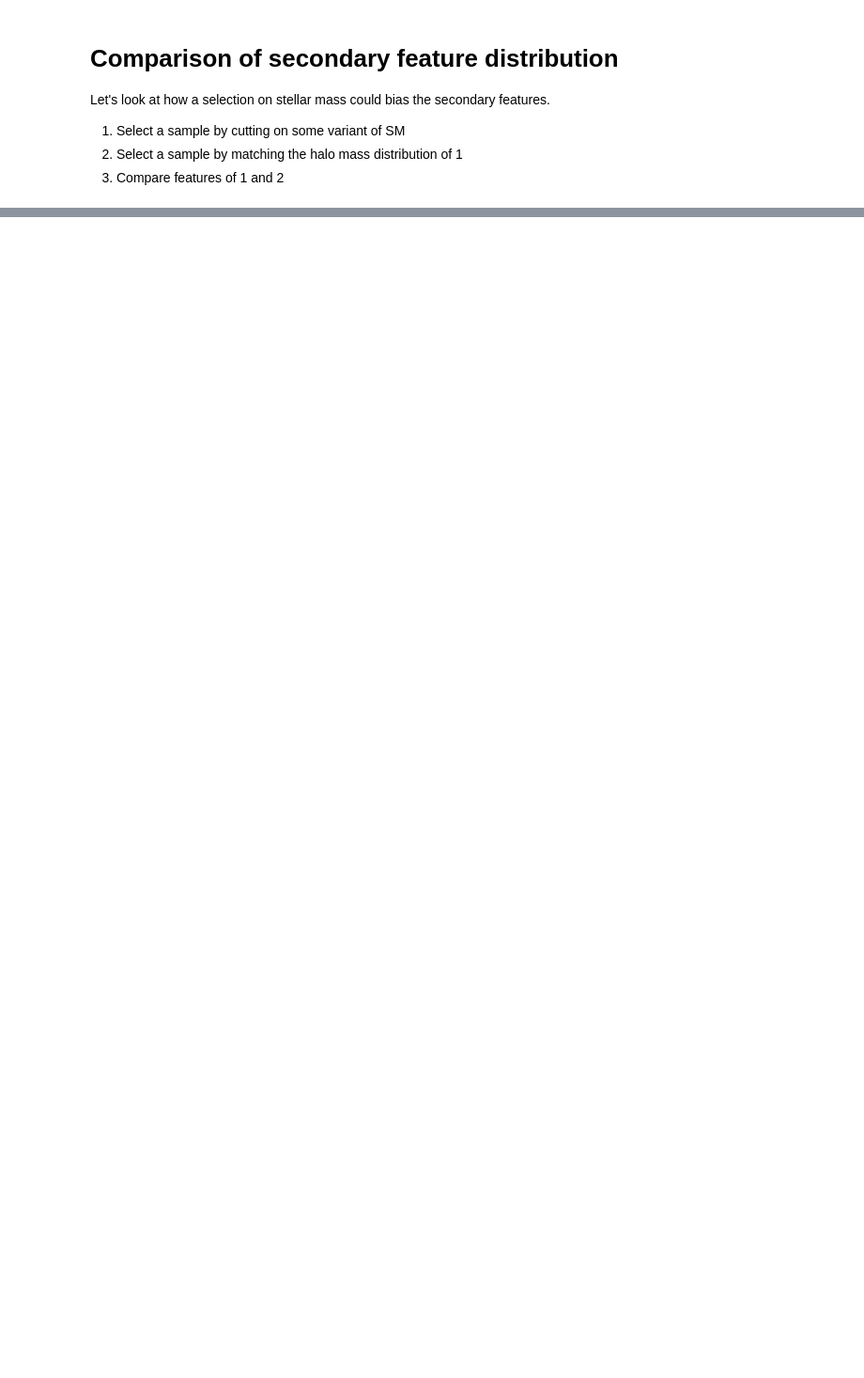
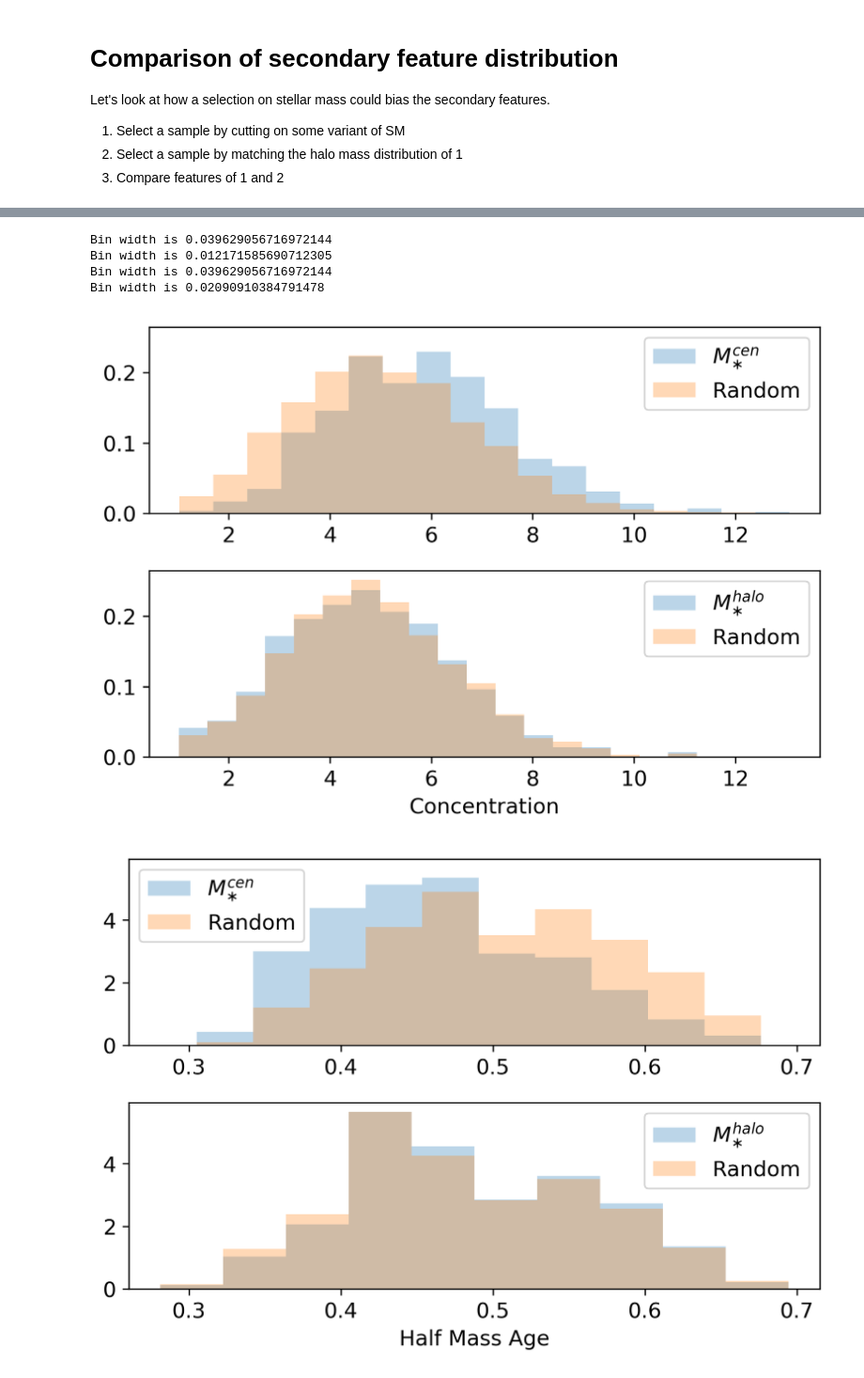
Before and after one commit to dr-guangtou/asap, a Jupyter notebook: cb/main.ipynb, the cells around one changed output, grey strips where cells are left out. Shown at 94% size. Cells and saved outputs as stored; diff of their text form; code cells hidden in the pictures; blank space fills up the shorter version.

```diff
--- a/cb/main.ipynb
+++ b/cb/main.ipynb
@@ -280,18 +288,3 @@ Let's look at how a selection on stellar mass could bias the secondary features.
 1. Select a sample by cutting on some variant of SM
 2. Select a sample by matching the halo mass distribution of 1
 3. Compare features of 1 and 2
-# %%
-_, axes = plt.subplots(1, 2)
-same_hm_dist_plots.do_everything(data_halo_cut["cen"]["data"], same_hm_dist_plots.f_concentration, cuts=(11.8, 12), bulk_set={"xlabel": "Concentration"}, ax=axes[0])
-same_hm_dist_plots.do_everything(data_halo_cut["halo"]["data"], same_hm_dist_plots.f_concentration, cuts=(11.8, 12), bulk_set={"xlabel": "Concentration"}, ax=axes[1])
-plt.tight_layout()
-
-_, axes = plt.subplots(1, 2)
-ax = same_hm_dist_plots.do_everything(data_halo_cut["cen"]["data"], same_hm_dist_plots.f_age, cuts=(11.8, 12), bulk_set={"xlabel": "Half Mass Age"}, ax=axes[0])
-ax = same_hm_dist_plots.do_everything(data_halo_cut["halo"]["data"], same_hm_dist_plots.f_age, cuts=(11.8, 12), bulk_set={"xlabel": "Half Mass Age"}, ax=axes[1])
-plt.tight_layout()
-
-_, axes = plt.subplots(1, 2)
-ax = same_hm_dist_plots.do_everything(data_halo_cut["cen"]["data"], same_hm_dist_plots.f_mm, cuts=(11.8, 12), bulk_set={"xlabel": "Scale at last MM"}, ax=axes[0])
-ax = same_hm_dist_plots.do_everything(data_halo_cut["halo"]["data"], same_hm_dist_plots.f_mm, cuts=(11.8, 12), bulk_set={"xlabel": "Scale at last MM"}, ax=axes[1])
-plt.tight_layout()
@@ -307,0 +291,39 @@ Bin width is 0.02090910384791478
+# %%
+cen_cuts = (11.8, 12)
+halo_cuts = smhm_fit.f_shmr(
+    smhm_fit.f_shmr_inverse(c1, *data_halo_cut["cen"]["fit"]),
+    *data_halo_cut["halo"]["fit"])
+
+_, axes = plt.subplots(2, 1)
+same_hm_dist_plots.do_everything(data_halo_cut, "cen", same_hm_dist_plots.f_concentration, cuts=cen_cuts, ax=axes[0])
+same_hm_dist_plots.do_everything(data_halo_cut, "halo", same_hm_dist_plots.f_concentration, cuts=halo_cuts, ax=axes[1])
+plt.tight_layout()
+axes[1].set(**{"xlabel": "Concentration"})
+for ax in [axes[0], axes[1]]:
+    ax.set(**{"xlim": (min(axes[0].get_xlim()[0], axes[1].get_xlim()[0]), max(axes[0].get_xlim()[1], axes[1].get_xlim()[1])),
+              "ylim": (0, max(axes[0].get_ylim()[1], axes[1].get_ylim()[1]))})
+
+
+# You need to think about how you are binning this.
+_, axes = plt.subplots(2, 1)
+ax = same_hm_dist_plots.do_everything(data_halo_cut, "cen", same_hm_dist_plots.f_age, cuts=(11.8, 12), ax=axes[0], bins=10)
+ax = same_hm_dist_plots.do_everything(data_halo_cut, "halo", same_hm_dist_plots.f_age, cuts=(11.8, 12), ax=axes[1], bins=10)
+plt.tight_layout()
+axes[1].set(**{"xlabel": "Half Mass Age"})
+for ax in [axes[0], axes[1]]:
+    ax.set(**{"xlim": (min(axes[0].get_xlim()[0], axes[1].get_xlim()[0]), max(axes[0].get_xlim()[1], axes[1].get_xlim()[1])),
+              "ylim": (0, max(axes[0].get_ylim()[1], axes[1].get_ylim()[1]))})
+"""
+_, axes = plt.subplots(1, 2)
+ax = same_hm_dist_plots.do_everything(data_halo_cut, "cen", same_hm_dist_plots.f_mm, cuts=(11.8, 12), bulk_set={"xlabel": "Scale at last MM"}, ax=axes[0])
+ax = same_hm_dist_plots.do_everything(data_halo_cut, "halo", same_hm_dist_plots.f_mm, cuts=(11.8, 12), bulk_set={"xlabel": "Scale at last MM"}, ax=axes[1])
+plt.tight_layout()
+"""
+None
+# %% [output]
+Bin width is 0.039629056716972144
+Bin width is 0.012171585690712305
+Bin width is 0.039629056716972144
+Bin width is 0.02090910384791478
+[figure, added]
+[figure, added]
```
Also changed, not shown: parts of 4 cells of this notebook, 3 other files.
